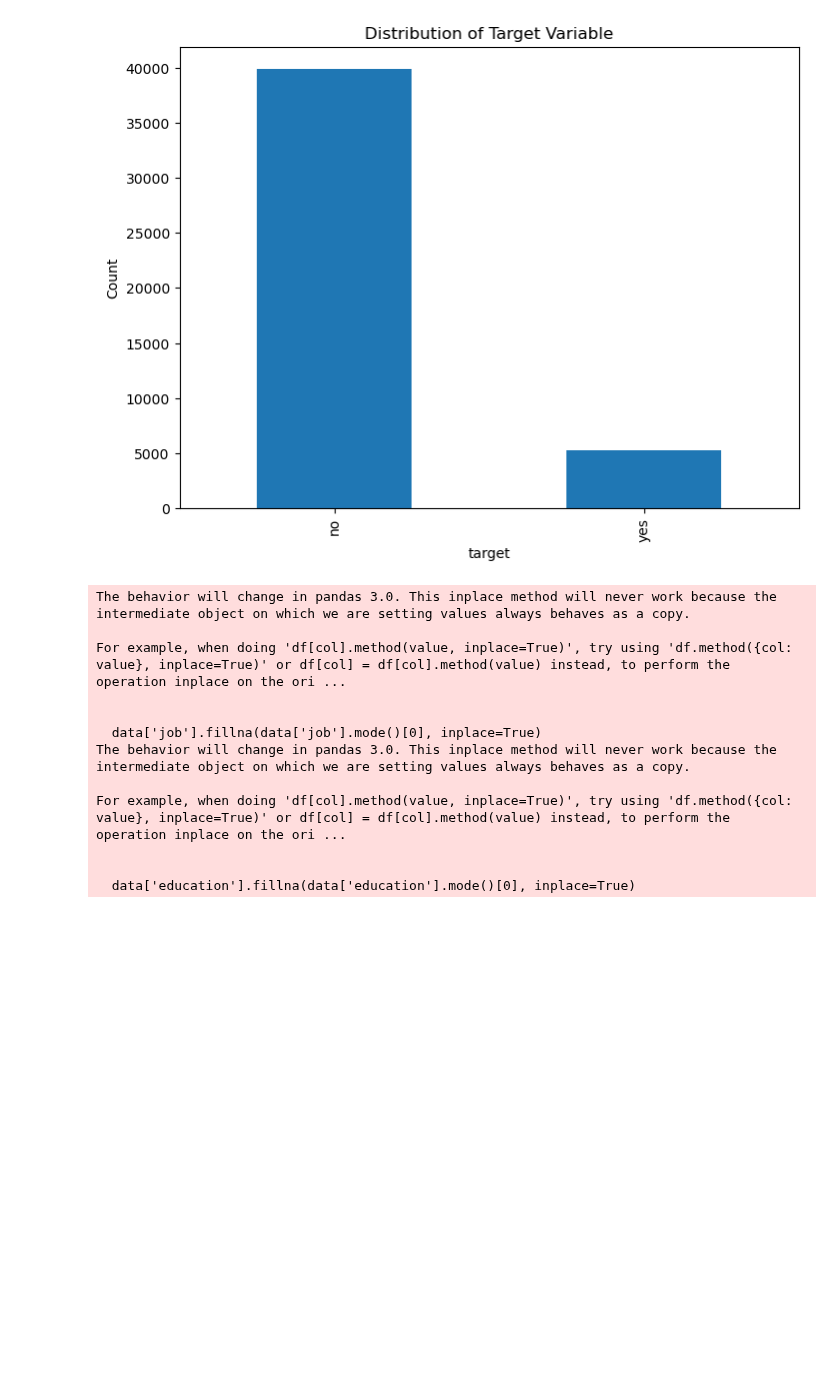
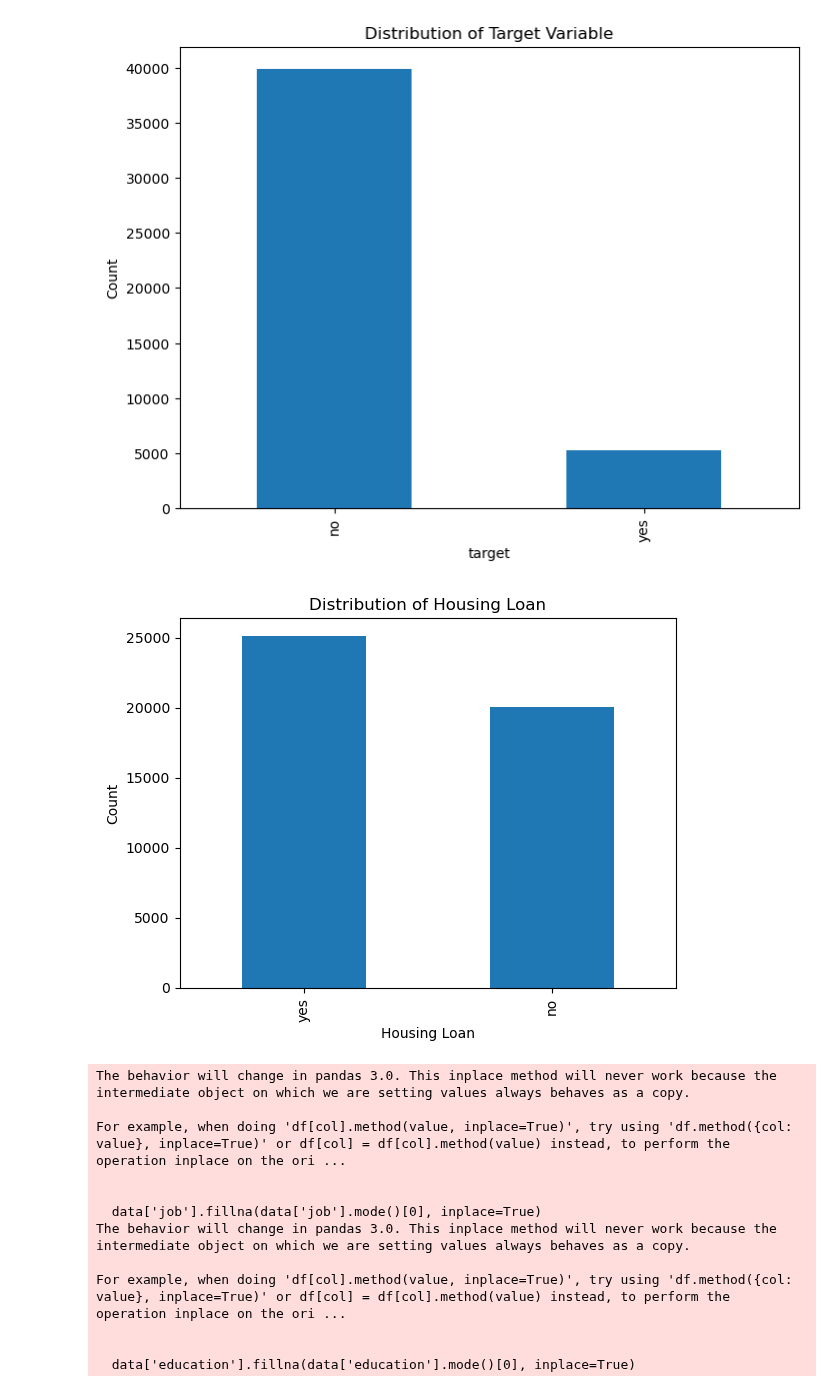
Before and after one commit to gublit/classifier, a Jupyter notebook: notebooks/bank.ipynb, the cells around one changed output. Drawn from its saved outputs; the diff is of its cells as text; code cells hidden in the pictures; blank space fills up the shorter version.

```diff
--- a/notebooks/bank.ipynb
+++ b/notebooks/bank.ipynb
@@ -127,6 +127,14 @@ plt.ylabel('Count')
 plt.show()
 # %% [output]
 [figure]
+# %%
+data['housing_loan'].value_counts().plot(kind='bar')
+plt.title('Distribution of Housing Loan')
+plt.xlabel('Housing Loan')
+plt.ylabel('Count')
+plt.show()
+# %% [output]
+[figure, added]
 # %%
 data['job'].fillna(data['job'].mode()[0], inplace=True)
 data['education'].fillna(data['education'].mode()[0], inplace=True)
```
Also changed, not shown: parts of 7 cells of this notebook.
